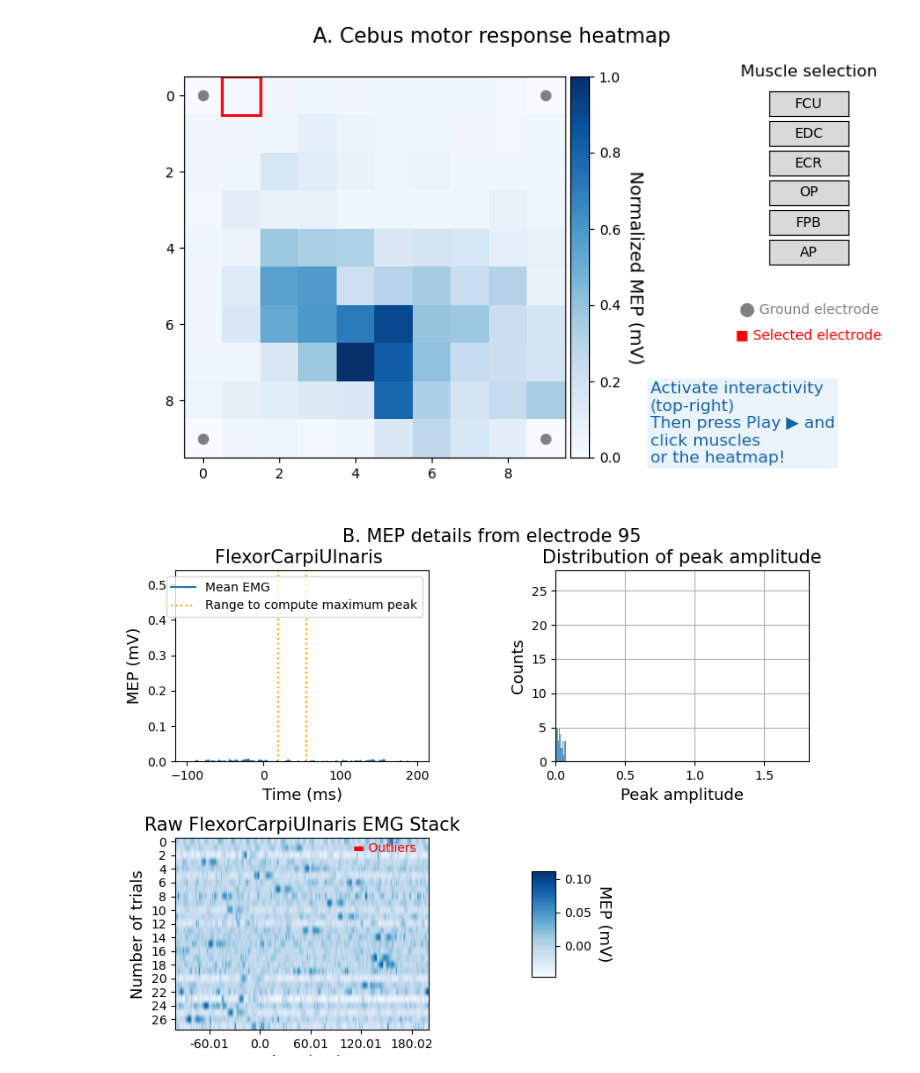
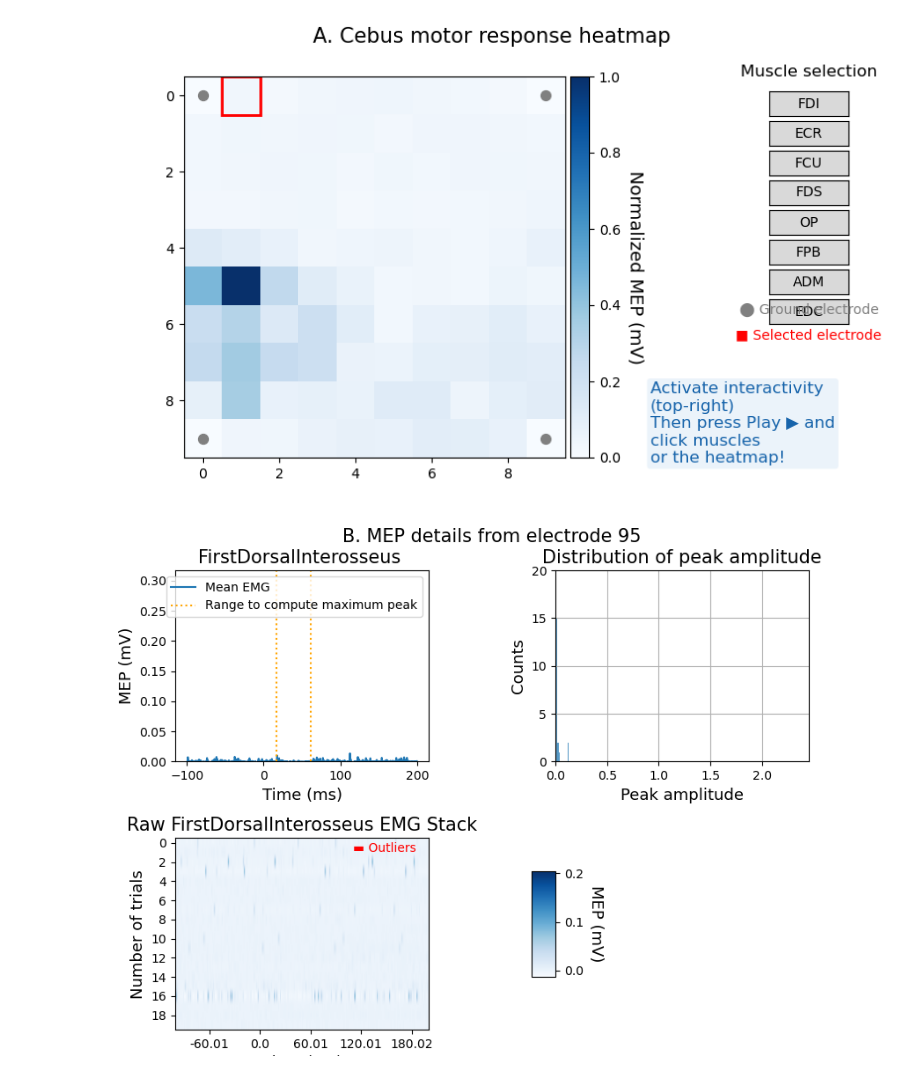
Before and after one commit to roboneurolibre/NeuroMOSAICS, a Jupyter notebook: content/figure_cebus.ipynb, the cells around one changed output. Drawn from its saved outputs; the diff is of its cells as text; code cells hidden in the pictures.

```diff
--- a/content/figure_cebus.ipynb
+++ b/content/figure_cebus.ipynb
@@ -160,7 +160,7 @@ def on_heatmap_click(event, d, detailed_figure, detailed_axes, ax_heatmap):
 
 # CEBUS
 cebus1_data = loadmat("../data/neuromosaics/osfstorage/nhp/Cebus1_M1_190221.mat")
-d1 = get_data(is_mat=True, is_macaque=False, mat=cebus1_data, name='Cebus1_M1_190221')
+d1 = get_data(is_mat=True, is_macaque=False, mat=cebus1_data, name='Cebus2_M1_200123')
 
 # Unpack the dictionary into variables
 for key, value in d1.items():
@@ -226,32 +226,32 @@ button_axes = [plt.axes([0.85, pos, 0.1, 0.05]) for pos in button_positions]
 buttons = [Button(button_axes[i], emgs['emgsabr'][i]) for i in range(n_muscles)]
 # Add a title above the buttons
 square_symbol = '\u25A0'
 plt.text(0.90, 0.88, "Muscle selection", fontsize=12, ha='center', transform=plt.gcf().transFigure)
 plt.text(0.90, 0.40, "⬤ Ground electrode", fontsize=10, color='grey', ha='center', transform=plt.gcf().transFigure)
 plt.text(0.90, 0.35, f"{square_symbol} Selected electrode", fontsize=10, color='red', ha='center', transform=plt.gcf().transFigure)
 cmap = plt.get_cmap("Blues")
 deep_blue = cmap(0.8)  # Dark blue for text
 light_blue = cmap(0.1)  # Light blue for background
 plt.text(0.7, 0.1,
     "Activate interactivity\n(top-right)\nThen press Play ▶ and\nclick muscles\nor the heatmap!",
     fontsize=12, color=deep_blue, ha='left', fontfamily='DejaVu Sans',
          bbox=dict(boxstyle="round,pad=0.2", edgecolor='none', facecolor=light_blue, alpha=0.7),
          transform=plt.gcf().transFigure )
 
 for i, button in enumerate(buttons):
     button.on_clicked(lambda event, index=i: on_button_click(event, index, fig))
 
 # Connect the heatmap click event
 fig.canvas.mpl_connect('button_press_event', lambda event: on_heatmap_click(event, d1, detailed_figure, detailed_axes, ax_heatmap))
 
 # Create a unique identifier for the detailed figure
 detailed_fig_number = len(plt.get_fignums())  # Total existing figures + 1
 detailed_figure, detailed_axes = plt.subplots(
     2, 2, figsize=(9, 6), num=f'Detailed View {detailed_fig_number}'
 )
 plt.subplots_adjust(wspace=0.5)
 detailed_axes = detailed_axes.flatten()
 update_detailed_figure(array10, 0, detailed_figure, detailed_axes, d1)
 # %% [output]
-[figure, old version]
+[figure, new version]
-[figure, old version]
+[figure, new version]
```
Also changed, not shown: 2 other files.
